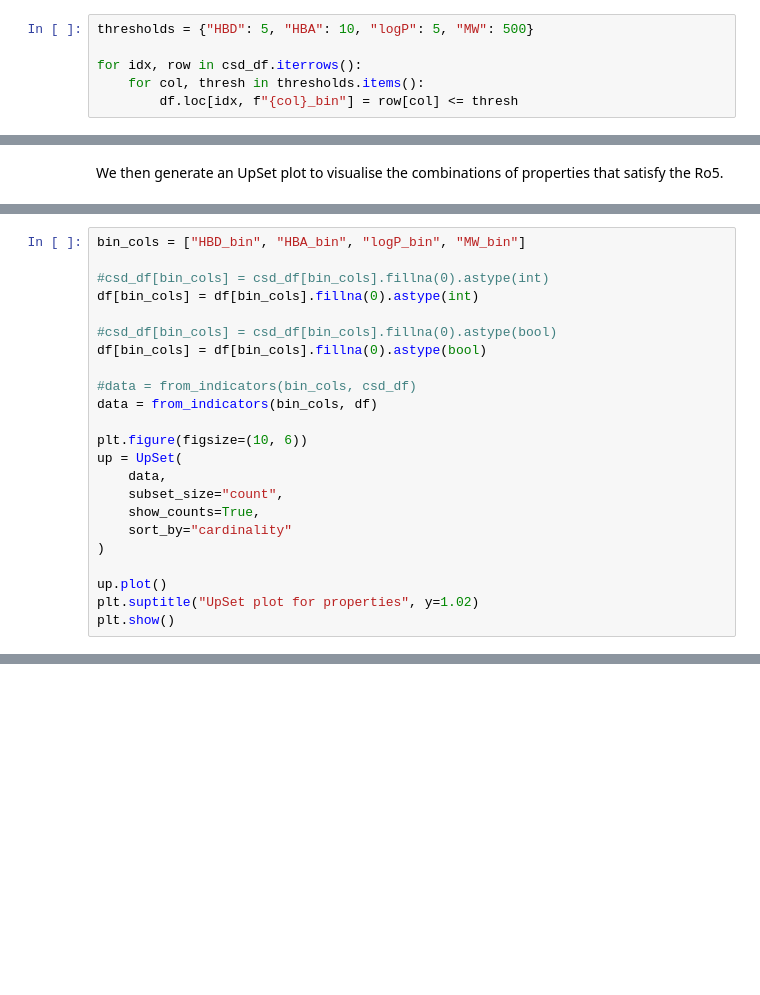
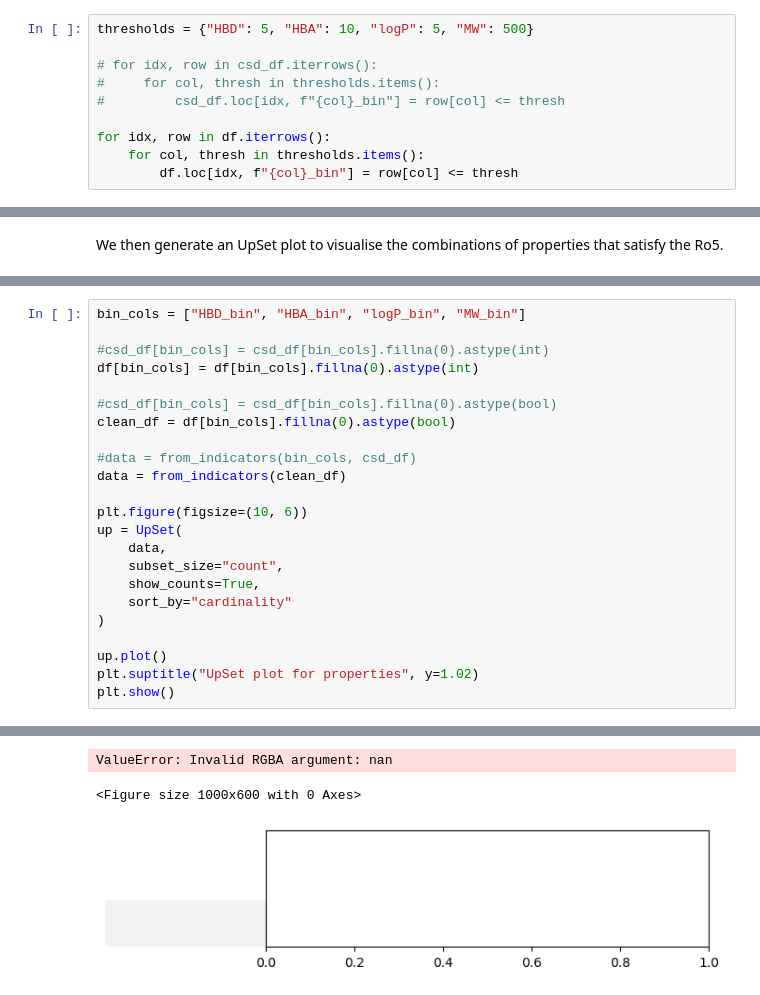
Before and after one commit to dtaverner/Sandpit_CCDC2, a Jupyter notebook: csd_lipinski_final.ipynb, the cells around one changed output, grey strips where cells are left out. Cells and saved outputs as stored; diff of their text form; blank space fills up the shorter version.

```diff
--- a/csd_lipinski_final.ipynb
+++ b/csd_lipinski_final.ipynb
@@ -220,7 +198,11 @@ csd_df = pd.read_csv("all_drug_properties.csv", index_col = 0)
 # %%
 thresholds = {"HBD": 5, "HBA": 10, "logP": 5, "MW": 500}
 
-for idx, row in csd_df.iterrows():
+# for idx, row in csd_df.iterrows():
+#     for col, thresh in thresholds.items():
+#         csd_df.loc[idx, f"{col}_bin"] = row[col] <= thresh
+
+for idx, row in df.iterrows():
     for col, thresh in thresholds.items():
         df.loc[idx, f"{col}_bin"] = row[col] <= thresh
 # %%
@@ -281,10 +376,10 @@ bin_cols = ["HBD_bin", "HBA_bin", "logP_bin", "MW_bin"]
 df[bin_cols] = df[bin_cols].fillna(0).astype(int)
 
 #csd_df[bin_cols] = csd_df[bin_cols].fillna(0).astype(bool)
-df[bin_cols] = df[bin_cols].fillna(0).astype(bool)
+clean_df = df[bin_cols].fillna(0).astype(bool)
 
 #data = from_indicators(bin_cols, csd_df)
-data = from_indicators(bin_cols, df)
+data = from_indicators(clean_df)
 
 plt.figure(figsize=(10, 6))
 up = UpSet(
@@ -297,3 +392,4 @@ up = UpSet(
 up.plot()
 plt.suptitle("UpSet plot for properties", y=1.02)
 plt.show()
+# %% [output]
@@ -299,0 +413,3 @@ plt.show()
+ValueError: Invalid RGBA argument: nan
+<Figure size 1000x600 with 0 Axes>
+[figure, added]
```
Also changed, not shown: parts of 32 cells of this notebook.
